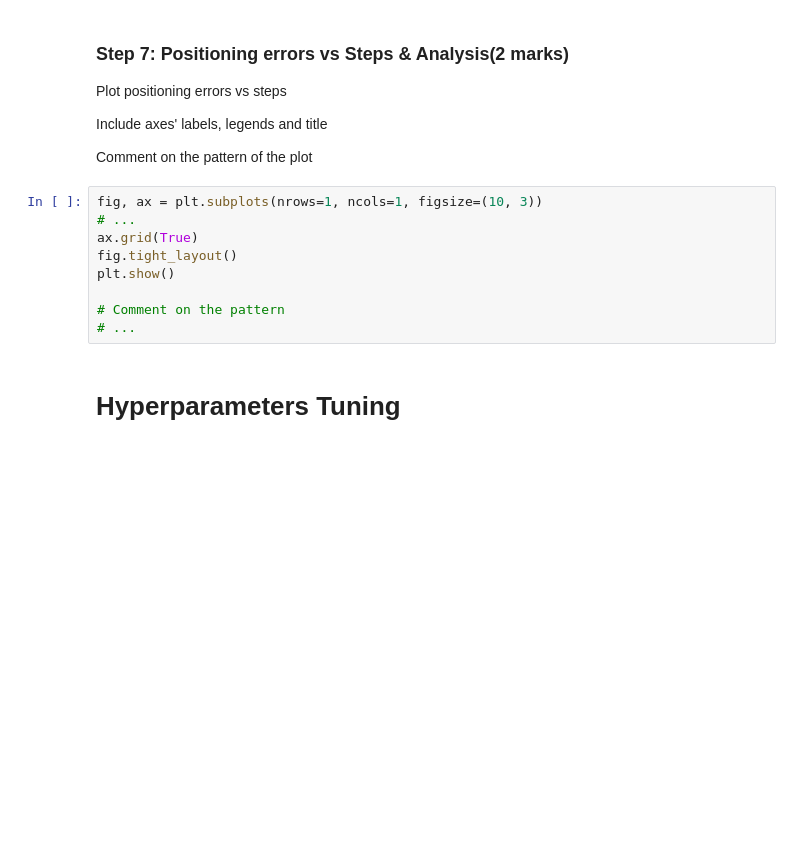
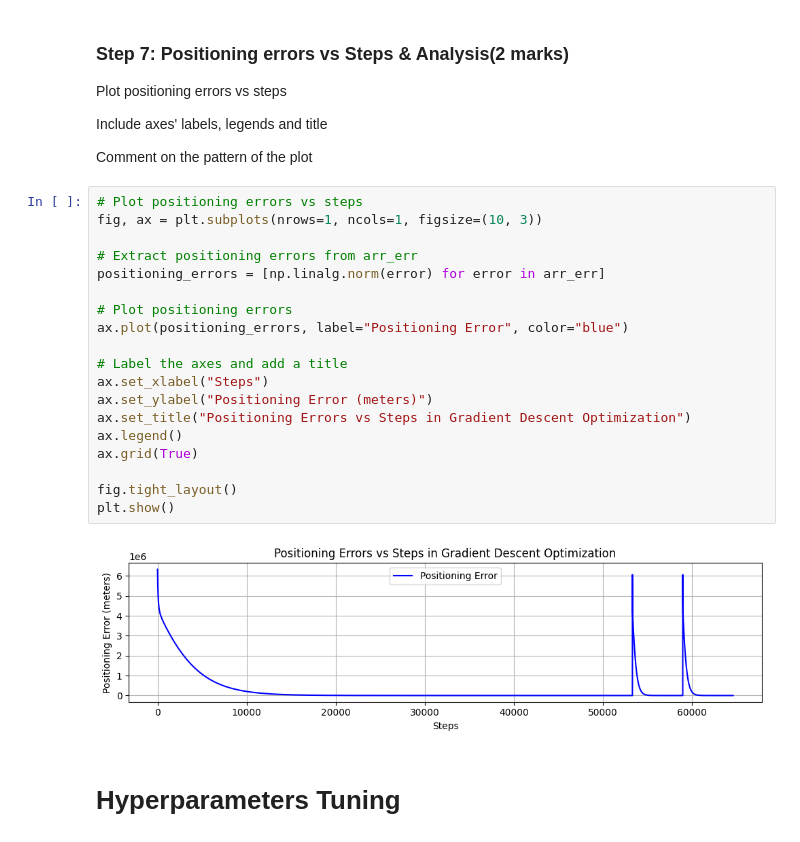
Before and after one commit to hanifbhuian/ENGG680_Fall24_Assignment3, a Jupyter notebook: Assignment3.ipynb, the cells around one changed output. Saved outputs shown, nothing was run; the diff lists cells and outputs as text; blank space fills up the shorter version.

```diff
--- a/Assignment3.ipynb
+++ b/Assignment3.ipynb
@@ -284,15 +321,27 @@ Plot positioning errors vs steps
 Include axes' labels, legends and title
 
 Comment on the pattern of the plot
-# %%
-fig, ax = plt.subplots(nrows=1, ncols=1, figsize=(10, 3))
-# ...
-ax.grid(True)
-fig.tight_layout()
-plt.show()
-
-# Comment on the pattern
-# ...
+# %%
+# Plot positioning errors vs steps
+fig, ax = plt.subplots(nrows=1, ncols=1, figsize=(10, 3))
+
+# Extract positioning errors from arr_err
+positioning_errors = [np.linalg.norm(error) for error in arr_err]
+
+# Plot positioning errors
+ax.plot(positioning_errors, label="Positioning Error", color="blue")
+
+# Label the axes and add a title
+ax.set_xlabel("Steps")
+ax.set_ylabel("Positioning Error (meters)")
+ax.set_title("Positioning Errors vs Steps in Gradient Descent Optimization")
+ax.legend()
+ax.grid(True)
+
+fig.tight_layout()
+plt.show()
+# %% [output]
+[figure, added]
 # %% [markdown]
 # Hyperparameters Tuning
 # %% [markdown]
```
Also changed, not shown: parts of 17 cells of this notebook.
